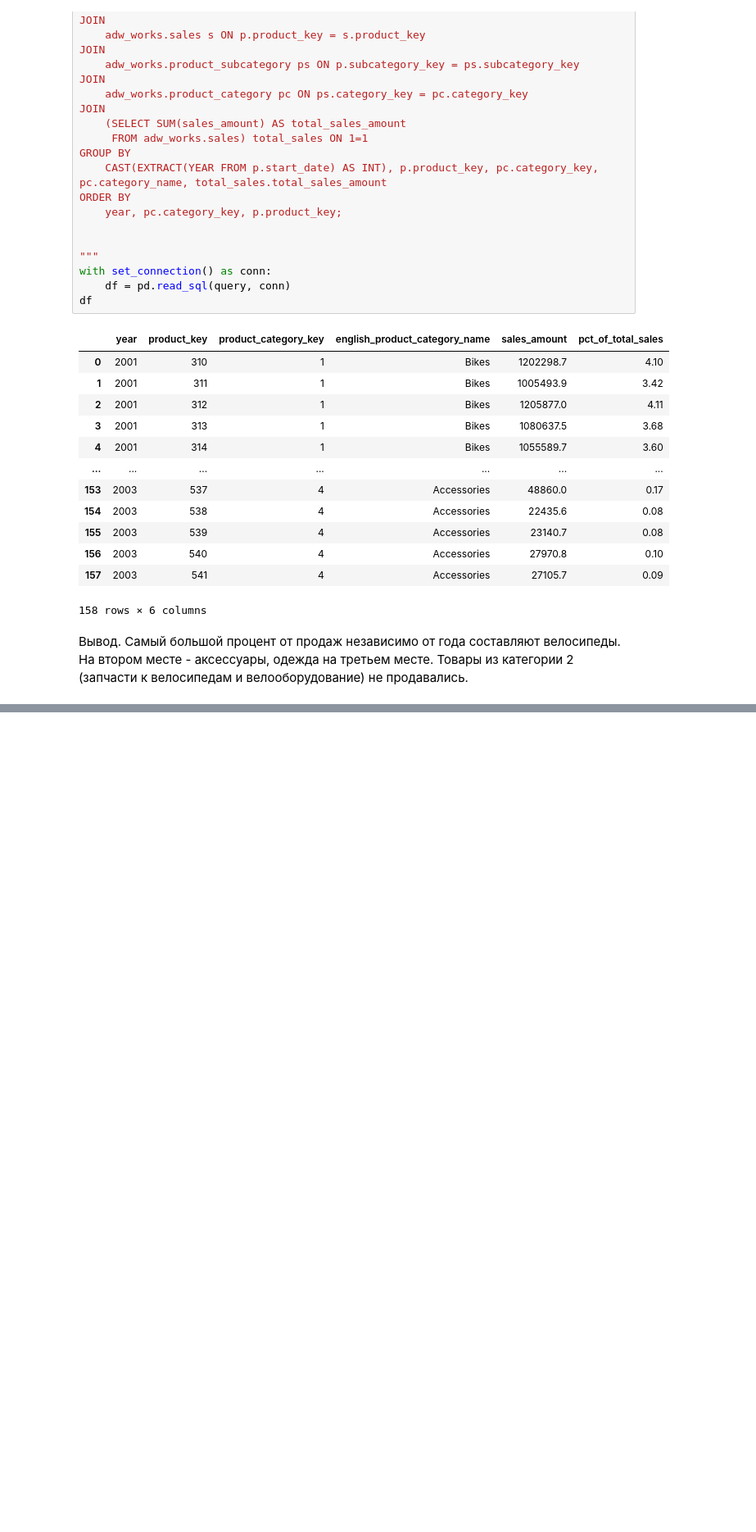
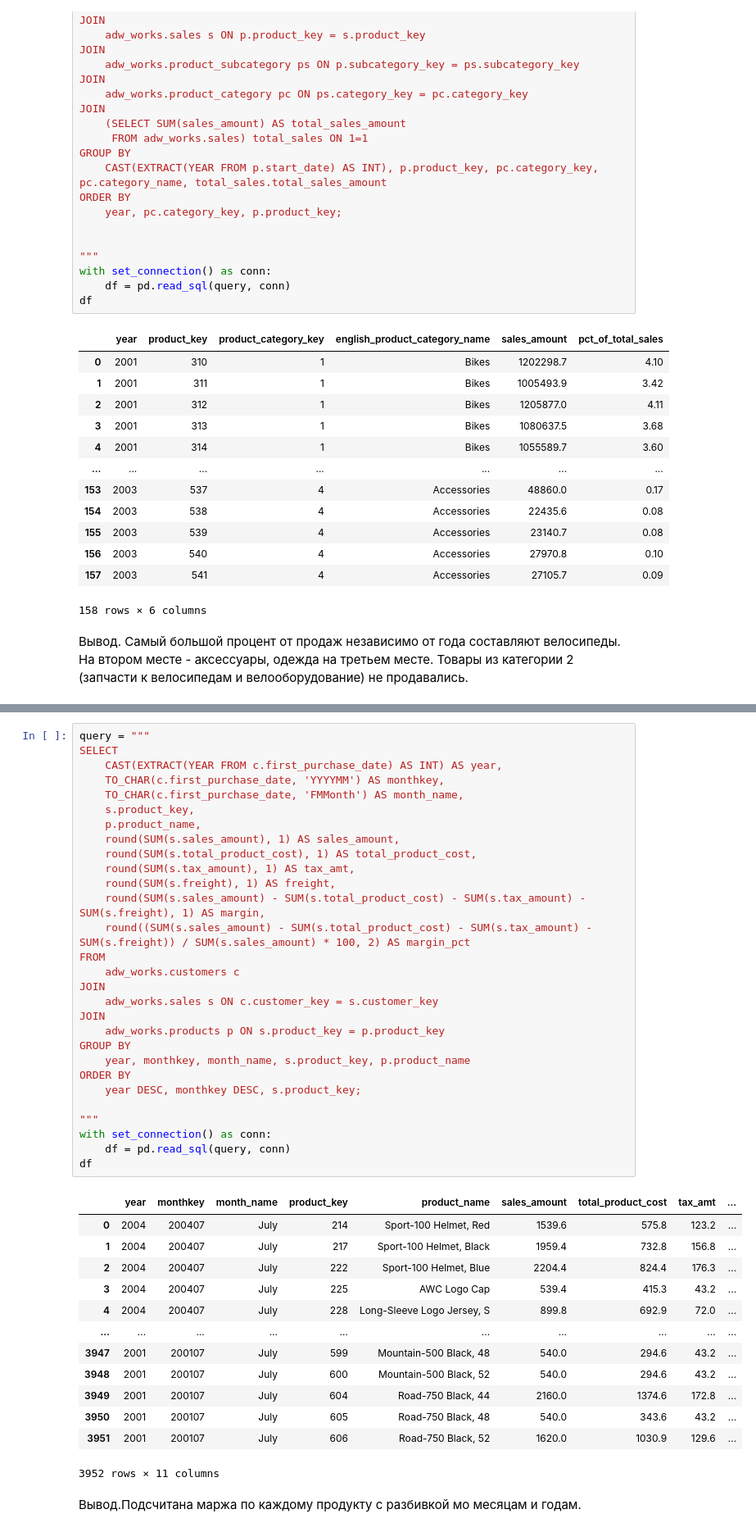
Before and after one commit to ParvinaMirakhmedova/da_course, a Jupyter notebook: case_study_on_SQL_Mirakhmedova_Parvina_12032025.ipynb, the cells around one changed output, grey strips where cells are left out. Shown at 82% size. Saved outputs shown, nothing was run; the diff lists cells and outputs as text; blank space fills up the shorter version.

```diff
--- a/case_study_on_SQL_Mirakhmedova_Parvina_12032025.ipynb
+++ b/case_study_on_SQL_Mirakhmedova_Parvina_12032025.ipynb
@@ -350,0 +391,45 @@ df
+# %%
+query = """
+SELECT
+    CAST(EXTRACT(YEAR FROM c.first_purchase_date) AS INT) AS year,
+    TO_CHAR(c.first_purchase_date, 'YYYYMM') AS monthkey,
+    TO_CHAR(c.first_purchase_date, 'FMMonth') AS month_name,
+    s.product_key,
+    p.product_name,
+    round(SUM(s.sales_amount), 1) AS sales_amount,
+    round(SUM(s.total_product_cost), 1) AS total_product_cost,
+    round(SUM(s.tax_amount), 1) AS tax_amt,
+    round(SUM(s.freight), 1) AS freight,
+    round(SUM(s.sales_amount) - SUM(s.total_product_cost) - SUM(s.tax_amount) - SUM(s.freight), 1) AS margin,
+    round((SUM(s.sales_amount) - SUM(s.total_product_cost) - SUM(s.tax_amount) - SUM(s.freight)) / SUM(s.sales_amount) * 100, 2) AS margin_pct
+FROM
+    adw_works.customers c
+JOIN
+    adw_works.sales s ON c.customer_key = s.customer_key
+JOIN
+    adw_works.products p ON s.product_key = p.product_key
+GROUP BY
+    year, monthkey, month_name, s.product_key, p.product_name
+ORDER BY
+    year DESC, monthkey DESC, s.product_key;
+
+"""
+with set_connection() as conn:
+    df = pd.read_sql(query, conn)
+df
+# %% [output]
+|  | year | monthkey | month_name | product_key | product_name | sales_amount | total_product_cost | tax_amt | ... |
+| 0 | 2004 | 200407 | July | 214 | Sport-100 Helmet, Red | 1539.6 | 575.8 | 123.2 | ... |
+| 1 | 2004 | 200407 | July | 217 | Sport-100 Helmet, Black | 1959.4 | 732.8 | 156.8 | ... |
+| 2 | 2004 | 200407 | July | 222 | Sport-100 Helmet, Blue | 2204.4 | 824.4 | 176.3 | ... |
+| 3 | 2004 | 200407 | July | 225 | AWC Logo Cap | 539.4 | 415.3 | 43.2 | ... |
+| 4 | 2004 | 200407 | July | 228 | Long-Sleeve Logo Jersey, S | 899.8 | 692.9 | 72.0 | ... |
+| ... | ... | ... | ... | ... | ... | ... | ... | ... | ... |
+| 3947 | 2001 | 200107 | July | 599 | Mountain-500 Black, 48 | 540.0 | 294.6 | 43.2 | ... |
+| 3948 | 2001 | 200107 | July | 600 | Mountain-500 Black, 52 | 540.0 | 294.6 | 43.2 | ... |
+| 3949 | 2001 | 200107 | July | 604 | Road-750 Black, 44 | 2160.0 | 1374.6 | 172.8 | ... |
+| 3950 | 2001 | 200107 | July | 605 | Road-750 Black, 48 | 540.0 | 343.6 | 43.2 | ... |
+| 3951 | 2001 | 200107 | July | 606 | Road-750 Black, 52 | 1620.0 | 1030.9 | 129.6 | ... |
+3952 rows × 11 columns
+# %% [markdown]
+Вывод.Подсчитана маржа по каждому продукту с разбивкой мо месяцам и годам.
```
Also changed, not shown: parts of 4 cells of this notebook, 1 other file.
